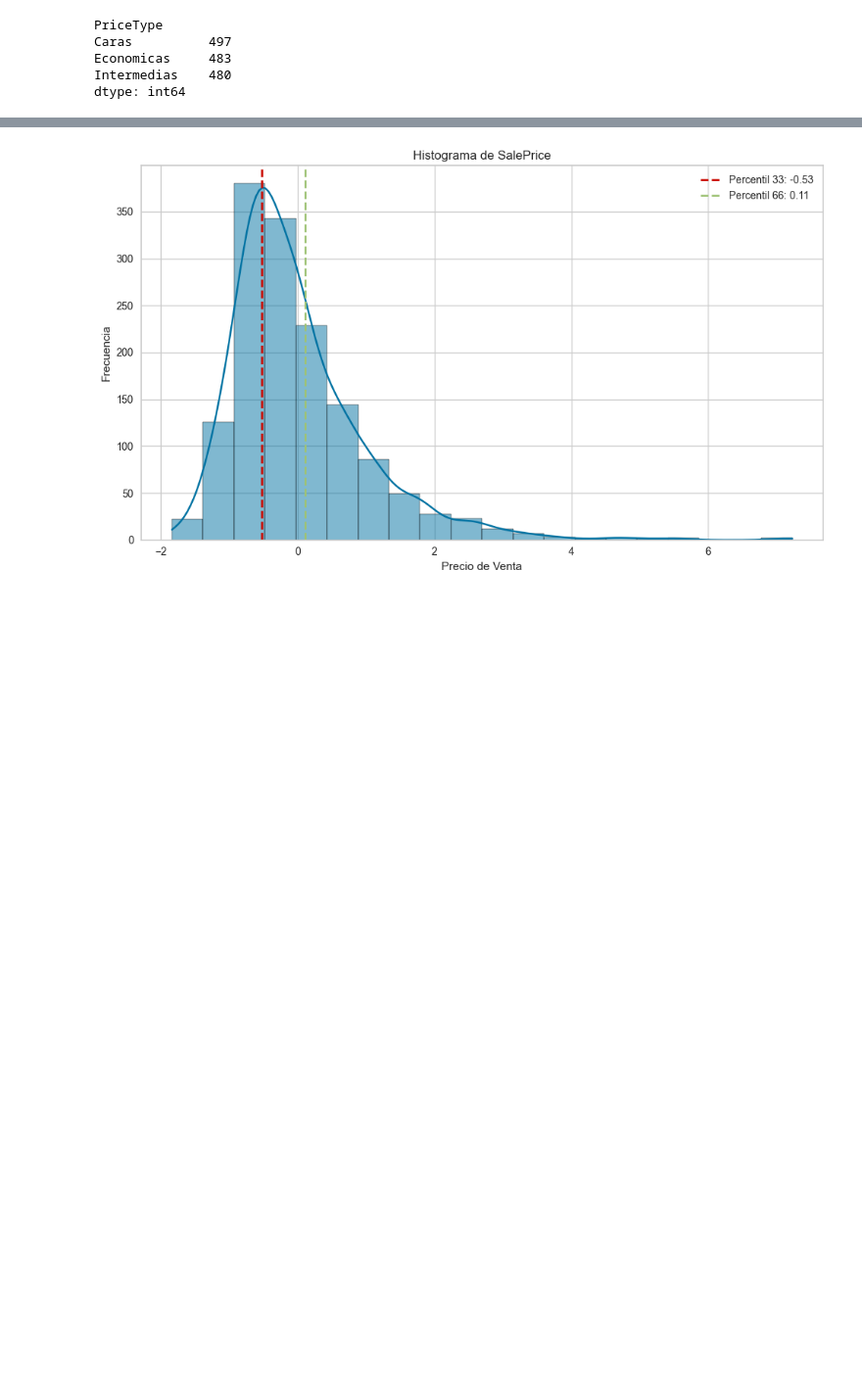
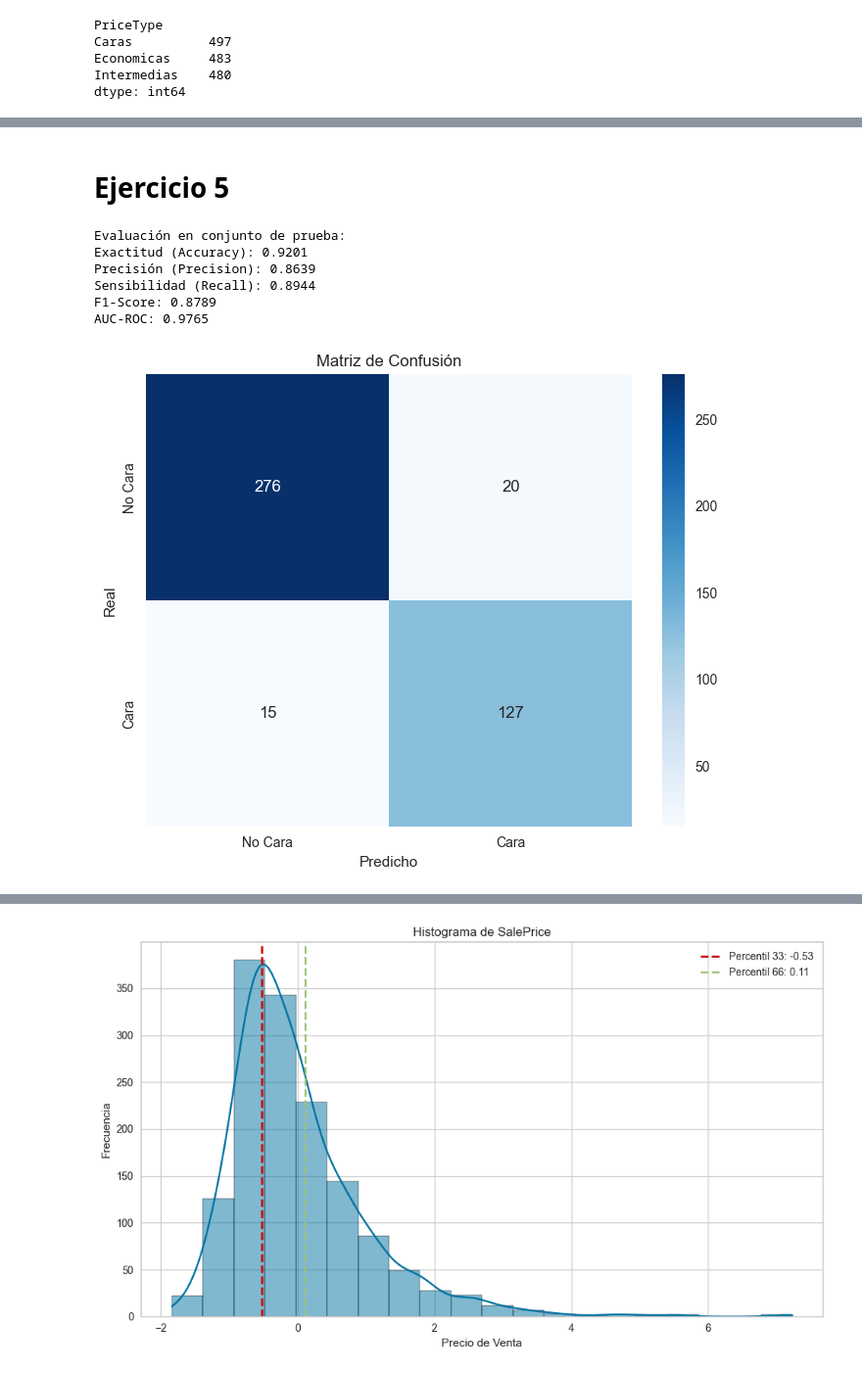
Before and after one commit to SebastianUVG/HT7-MD, a Jupyter notebook: HT7.ipynb, the cells around one changed output, grey strips where cells are left out. Shown at 98% size. Drawn from its saved outputs; the diff is of its cells as text; code cells hidden in the pictures; blank space fills up the shorter version.

Commit message:
Primeros ejercicio de la hoja'

```diff
--- a/HT7.ipynb
+++ b/HT7.ipynb
@@ -763,8 +764,8 @@ R² en test: 0.8014078092971167 superando a los otros modelos
 # Creacion de la variable categorica PriceType #
 # %%
 # Calcular los percentiles 33 y 66
-p33 = datos_limpiados2['SalePrice'].quantile(0.33)
-p66 = datos_limpiados2['SalePrice'].quantile(0.66)
+p33 = datos_limpiados3['SalePrice'].quantile(0.33)
+p66 = datos_limpiados3['SalePrice'].quantile(0.66)
 
 # Crear la nueva variable categórica
 def categorizar_precio(precio):
@@ -776,9 +777,9 @@ def categorizar_precio(precio):
         return 'Caras'
 
 # Aplicar la función al dataframe
-datos_limpiados2['PriceType'] = datos_limpiados2['SalePrice'].apply(categorizar_precio)
+datos_limpiados3['PriceType'] = datos_limpiados3['SalePrice'].apply(categorizar_precio)
 
-print(datos_limpiados2[['SalePrice', 'PriceType']])
+print(datos_limpiados3[['SalePrice', 'PriceType']])
 print('Percentil 33: ', p33, 'Percentil 66: ', p66 )
 # %% [output]
       SalePrice    PriceType
@@ -806,0 +825,8 @@ dtype: int64
+# %%
+# Crear las variables dicotómicas (dummy) para cada categoría
+datos_limpiados3['EsCara'] = (datos_limpiados3['PriceType'] == 'Caras').astype(int)
+datos_limpiados3['EsIntermedia'] = (datos_limpiados3['PriceType'] == 'Intermedias').astype(int)
+datos_limpiados3['EsEconomica'] = (datos_limpiados3['PriceType'] == 'Economicas').astype(int)
+
+# Verificar
+print(datos_limpiados3[['PriceType', 'EsCara', 'EsIntermedia', 'EsEconomica']].head())
@@ -806,0 +965,61 @@ dtype: int64
+# %% [markdown]
+# Ejercicio 5 #
+# %%
+from sklearn.metrics import accuracy_score, precision_score, recall_score, f1_score, roc_auc_score, roc_curve
+
+### a. Predecir en el conjunto de prueba
+y_pred = model.predict(X_test)
+y_pred_proba = model.predict_proba(X_test)[:, 1]  # Probabilidades para clase 1 (Cara)
+
+### b. Métricas de evaluación
+print("\nEvaluación en conjunto de prueba:")
+print(f"Exactitud (Accuracy): {accuracy_score(y_test, y_pred):.4f}")
+print(f"Precisión (Precision): {precision_score(y_test, y_pred):.4f}")
+print(f"Sensibilidad (Recall): {recall_score(y_test, y_pred):.4f}")
+print(f"F1-Score: {f1_score(y_test, y_pred):.4f}")
+print(f"AUC-ROC: {roc_auc_score(y_test, y_pred_proba):.4f}")
+
+### c. Matriz de confusión
+conf_matrix = confusion_matrix(y_test, y_pred)
+plt.figure(figsize=(8, 6))
+sns.heatmap(conf_matrix, annot=True, fmt='d', cmap='Blues',
+            xticklabels=['No Cara', 'Cara'],
+            yticklabels=['No Cara', 'Cara'])
+plt.xlabel('Predicho')
+plt.ylabel('Real')
+plt.title('Matriz de Confusión')
+plt.show()
+
+### d. Curva ROC
+fpr, tpr, thresholds = roc_curve(y_test, y_pred_proba)
+plt.figure(figsize=(8, 6))
+plt.plot(fpr, tpr, label=f'ROC curve (AUC = {roc_auc_score(y_test, y_pred_proba):.2f})')
+plt.plot([0, 1], [0, 1], 'k--')
+plt.xlabel('Tasa de Falsos Positivos')
+plt.ylabel('Tasa de Verdaderos Positivos')
+plt.title('Curva ROC')
+plt.legend()
+plt.show()
+
+### e. Análisis de errores
+# Crear DataFrame con predicciones incorrectas
+errors = X_test.copy()
+errors['Real'] = y_test
+errors['Predicho'] = y_pred
+errors['Probabilidad_Cara'] = y_pred_proba
+errors['Error'] = errors['Real'] != errors['Predicho']
+
+# Mostrar casos con mayor probabilidad donde el modelo se equivocó
+print("\nCasos con mayor probabilidad donde el modelo falló:")
+print(errors[errors['Error']].sort_values('Probabilidad_Cara', ascending=False).head())
+
+# Opcional: Guardar resultados para análisis detallado
+errors.to_csv('errores_modelo.csv', index=False)
+# %% [output]
+Evaluación en conjunto de prueba:
+Exactitud (Accuracy): 0.9201
+Precisión (Precision): 0.8639
+Sensibilidad (Recall): 0.8944
+F1-Score: 0.8789
+AUC-ROC: 0.9765
+[figure, added]
```
Also changed, not shown: parts of 16 cells of this notebook, 1 other file.
